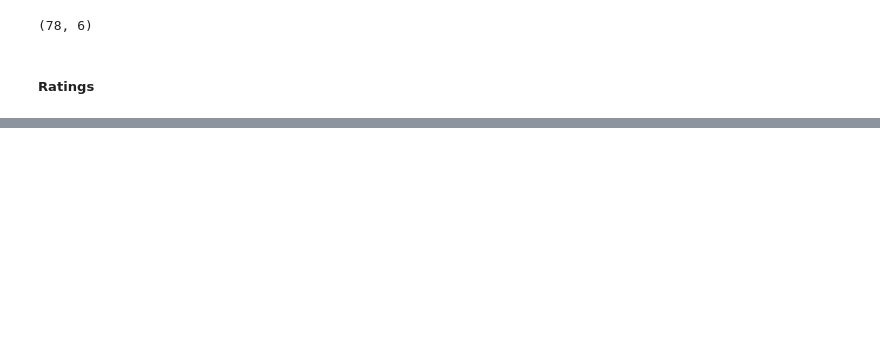
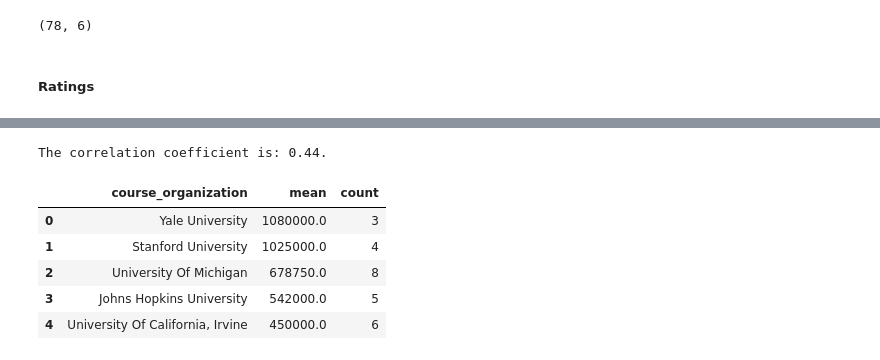
Before and after one commit to Agne-Vab/coursera-enrollment-plotly-analysis, a Jupyter notebook: Graded_task_sprint_3.ipynb, the cells around one changed output, grey strips where cells are left out. Saved outputs shown, nothing was run; the diff lists cells and outputs as text; code cells hidden in the pictures; blank space fills up the shorter version.

```diff
--- a/Graded_task_sprint_3.ipynb
+++ b/Graded_task_sprint_3.ipynb
@@ -384,8 +386,6 @@ Now, will make separate version of dataset without them to be used for main anal
 # %%
-outlier_index = outliers_enrollment.index.union(outliers_ratings.index)
-df_cleaned = df[~df.index.isin(outlier_index)]
-
+df_cleaned = df[~df.index.isin(outliers_enrollment.index)]
 df_cleaned[category_columns] = df_cleaned[category_columns].apply(lambda col: col.cat.remove_unused_categories())
-
+outliers_enrollment[category_columns] = outliers_enrollment[category_columns].apply(lambda col: col.cat.remove_unused_categories())
 df_cleaned.shape
 # %% [output]
@@ -450,0 +474,3 @@ In literature up to 0.3 is considered weak positive correlation. Thus, correlati
+# %%
+outliers_enrollment_grouped_per_organization = outliers_enrollment["course_students_enrolled"].groupby(outliers_enrollment["course_organization"], observed=True).agg(["mean", "count"]).reset_index()
+print(f"Total number of organizations: {outliers_enrollment_grouped_per_organization.shape[0]}.")
@@ -450,0 +526,14 @@ In literature up to 0.3 is considered weak positive correlation. Thus, correlati
+# %%
+correlation = outliers_enrollment_grouped_per_organization["count"].corr(outliers_enrollment_grouped_per_organization["mean"]).round(2)
+print(f"The correlation coefficient is: {correlation}.")
+# %% [output]
+The correlation coefficient is: 0.44.
+# %%
+outliers_enrollment_grouped_per_organization.sort_values(by="mean", ascending=False).reset_index(drop=True).head(5)
+# %% [output]
+|  | course_organization | mean | count |
+| 0 | Yale University | 1080000.0 | 3 |
+| 1 | Stanford University | 1025000.0 | 4 |
+| 2 | University Of Michigan | 678750.0 | 8 |
+| 3 | Johns Hopkins University | 542000.0 | 5 |
+| 4 | University Of California, Irvine | 450000.0 | 6 |
```
Also changed, not shown: parts of 27 cells of this notebook.
